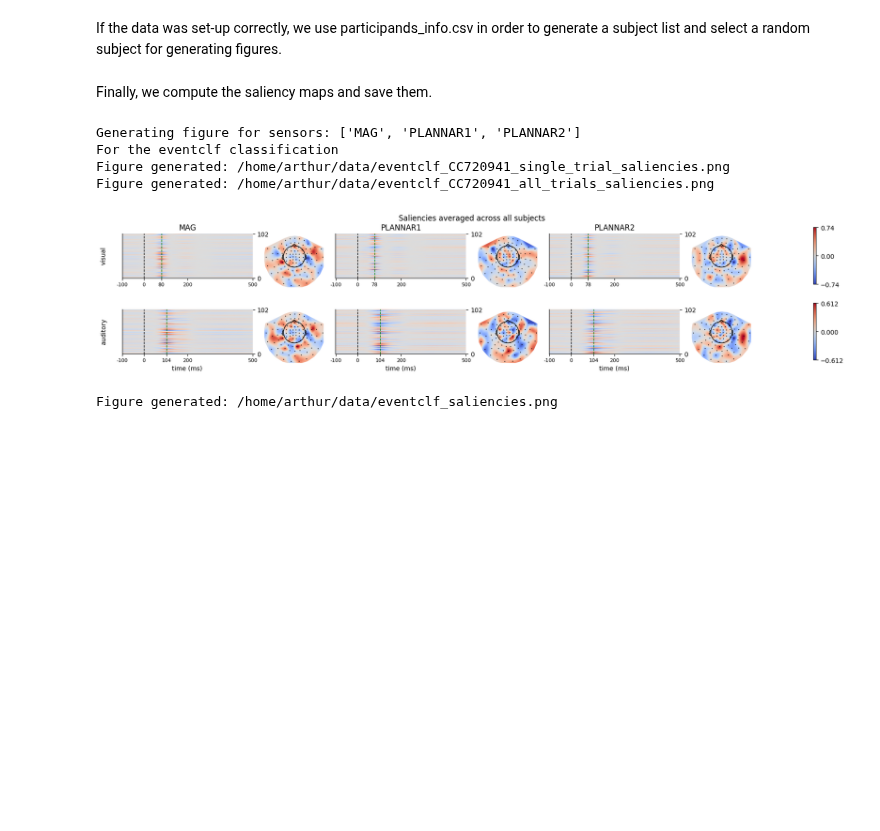
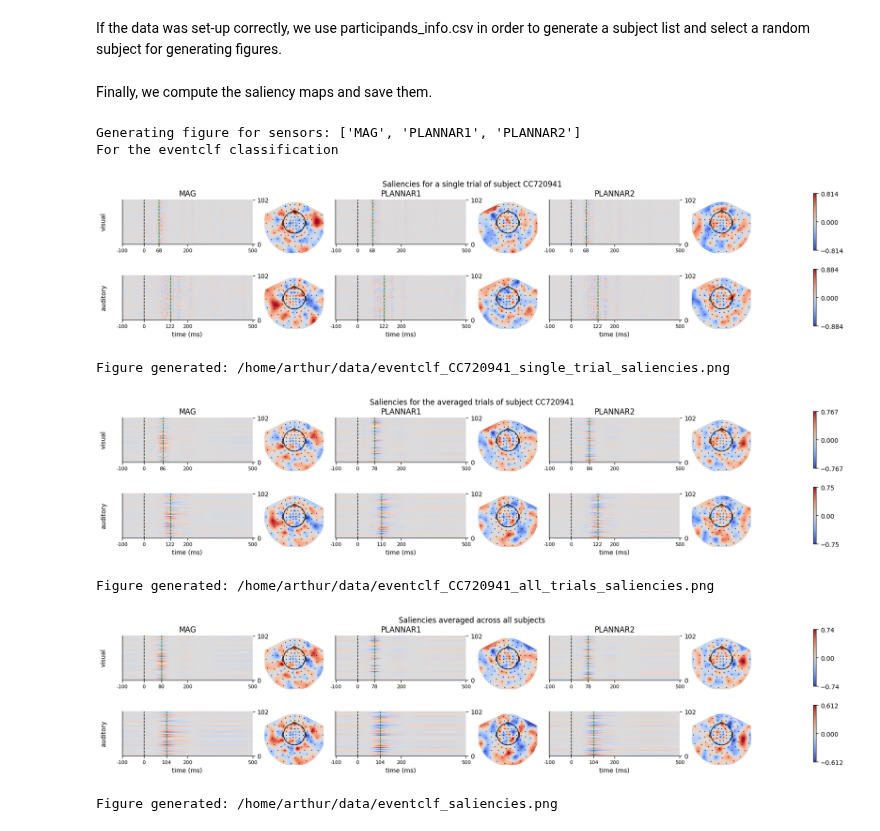
Before and after one commit to arthurdehgan/meegnet, a Jupyter notebook: notebooks/visu_saliency.ipynb, the cells around one changed output. Drawn from its saved outputs; the diff is of its cells as text; code cells hidden in the pictures; blank space fills up the shorter version.

```diff
--- a/notebooks/visu_saliency.ipynb
+++ b/notebooks/visu_saliency.ipynb
@@ -114,8 +114,6 @@ raw_path = None
 ##########################
 ### GENERATING FIGURES ###
 ##########################
-import mne
-mne.set_log_level(False)
 
 def get_saliency_data(saliency_dict):
     saliencies = {}
@@ -202,34 +200,36 @@ for i, sub in enumerate(subj_list):
     if skip:
         random_subject_idx += 1
         continue
 
 for label in labels:
     for saliency_type in saliency_types:
         if type(all_saliencies[saliency_type][label]) == list:
             all_saliencies[saliency_type][label] = np.array(
                 all_saliencies[saliency_type][label]
             )
 
 data_dict = get_saliency_data(all_saliencies)
 final_dict = {key: np.mean(val, axis=0)[np.newaxis] for key, val in data_dict.items()}
 
 out_path = generate_saliency_figure(
     final_dict,
     info_path=raw_path,
     save_path=save_path,
     suffix=f"{clf_type}",
     sensors=sensors,
     title=f"Saliencies averaged across all subjects",
     clf_type=clf_type,
     cmap=cmap,
     stim_tick=stim_tick,
     show=True,
 )
 print(f"Figure generated: {out_path}")
 # %% [output]
 Generating figure for sensors: ['MAG', 'PLANNAR1', 'PLANNAR2']
 For the eventclf classification
-Figure generated: /home/arthur/data/eventclf_CC720941_single_trial_saliencies.png
-Figure generated: /home/arthur/data/eventclf_CC720941_all_trials_saliencies.png
-[figure, old version]
+[figure, new version]
-Figure generated: /home/arthur/data/eventclf_saliencies.png
+Figure generated: /home/arthur/data/eventclf_CC720941_single_trial_saliencies.png
+[figure, added]
+Figure generated: /home/arthur/data/eventclf_CC720941_all_trials_saliencies.png
+[figure, added]
+Figure generated: /home/arthur/data/eventclf_saliencies.png
```
Also changed, not shown: 1 other file.
